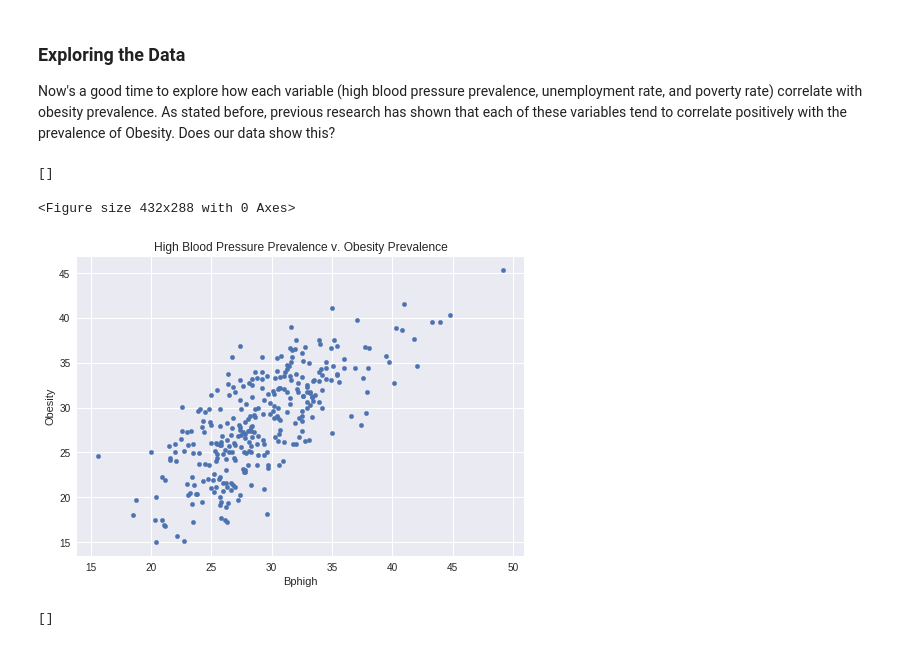
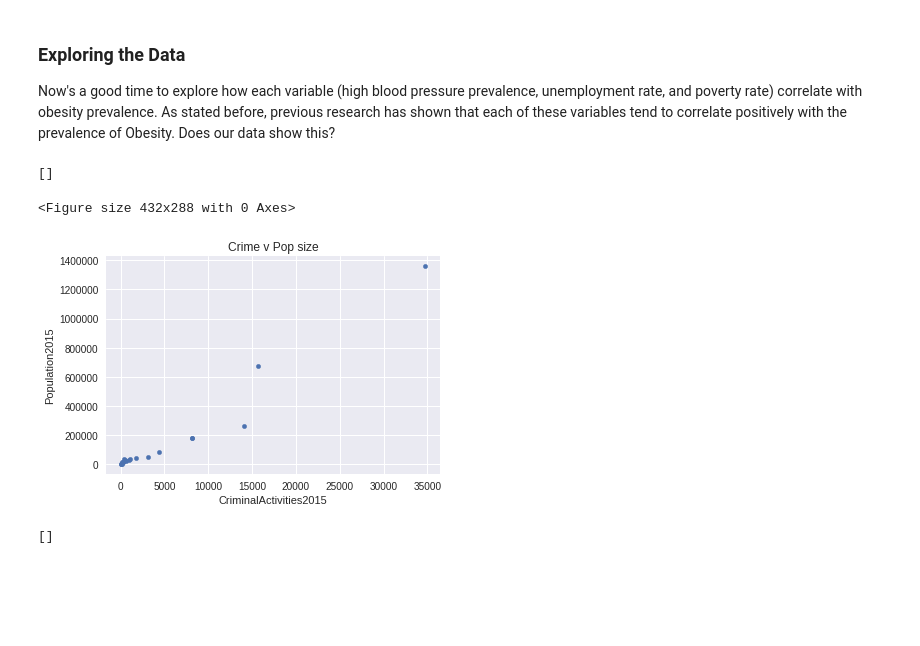
Before and after one commit to Drakensberge/crime_rates_data_commons, a Jupyter notebook: CrimeRates.ipynb, the cells around one changed output. Cells and saved outputs as stored; diff of their text form; code cells hidden in the pictures; blank space fills up the shorter version.

```diff
--- a/CrimeRates.ipynb
+++ b/CrimeRates.ipynb
@@ -416,0 +364,2 @@ data.head(5)
+# %%
+dfno = df.copy(deep=True)
@@ -416,0 +443,28 @@ data.head(5)
+# %%
+# Prevalence of crime
+df = dc.get_populations(pd_table=df,
+                          seed_col_name='city',
+                          new_col_name='Crimes2017',
+                          population_type='CriminalActivities',
+                          max_rows=5000)
+df = dc.get_observations(pd_table=df,
+                           seed_col_name='Crimes2017',
+                           new_col_name='CriminalActivities2017',
+                           start_date='2017-01-01',
+                           end_date='2017-01-01',
+                           measured_property='count',
+                           max_rows=5000)
+# %%
+# Prevalence of crime
+df = dc.get_populations(pd_table=df,
+                          seed_col_name='city',
+                          new_col_name='Crimes2018',
+                          population_type='CriminalActivities',
+                          max_rows=5000)
+df = dc.get_observations(pd_table=df,
+                           seed_col_name='Crimes2017',
+                           new_col_name='CriminalActivities2018',
+                           start_date='2018-01-01',
+                           end_date='2018-01-01',
+                           measured_property='count',
+                           max_rows=5000)
@@ -453,0 +565,4 @@ cleaned.head(5)
+# %%
+# Get the cleaned table
+cleaned = df.copy()
+cleaned = select_and_clean(df, ['City', 'State', 'Neighbor'], ['CriminalActivities','CriminalActivities2016','CriminalActivities2017','Population2015', 'Population2016', 'Population2017'])
@@ -457,14 +600,15 @@ cleaned.head(5)
 Now's a good time to explore how each variable (high blood pressure prevalence, unemployment rate, and poverty rate) correlate with obesity prevalence. As stated before, previous research has shown that each of these variables tend to correlate positively with the prevalence of Obesity. Does our data show this?
 # %%
 # Plot Bphigh vs. Obesity
+cleaned = cleaned.rename(columns={"CriminalActivities": "CriminalActivities2015"})
 plt.figure(figsize=(6,4))
-cleaned.plot.scatter(x='Bphigh', y='Obesity')
-plt.title('High Blood Pressure Prevalence v. Obesity Prevalence')
+cleaned.plot.scatter(x='CriminalActivities2015', y='Population2015')
+plt.title('Crime v Pop size')
 plt.plot()
 # %% [output]
 []
 <Figure size 432x288 with 0 Axes>
-[figure, old version]
+[figure, new version]
 # %%
 # Plot Unemployment with Obesity
 plt.figure(figsize=(6,4))
```
Also changed, not shown: parts of 16 cells of this notebook.
